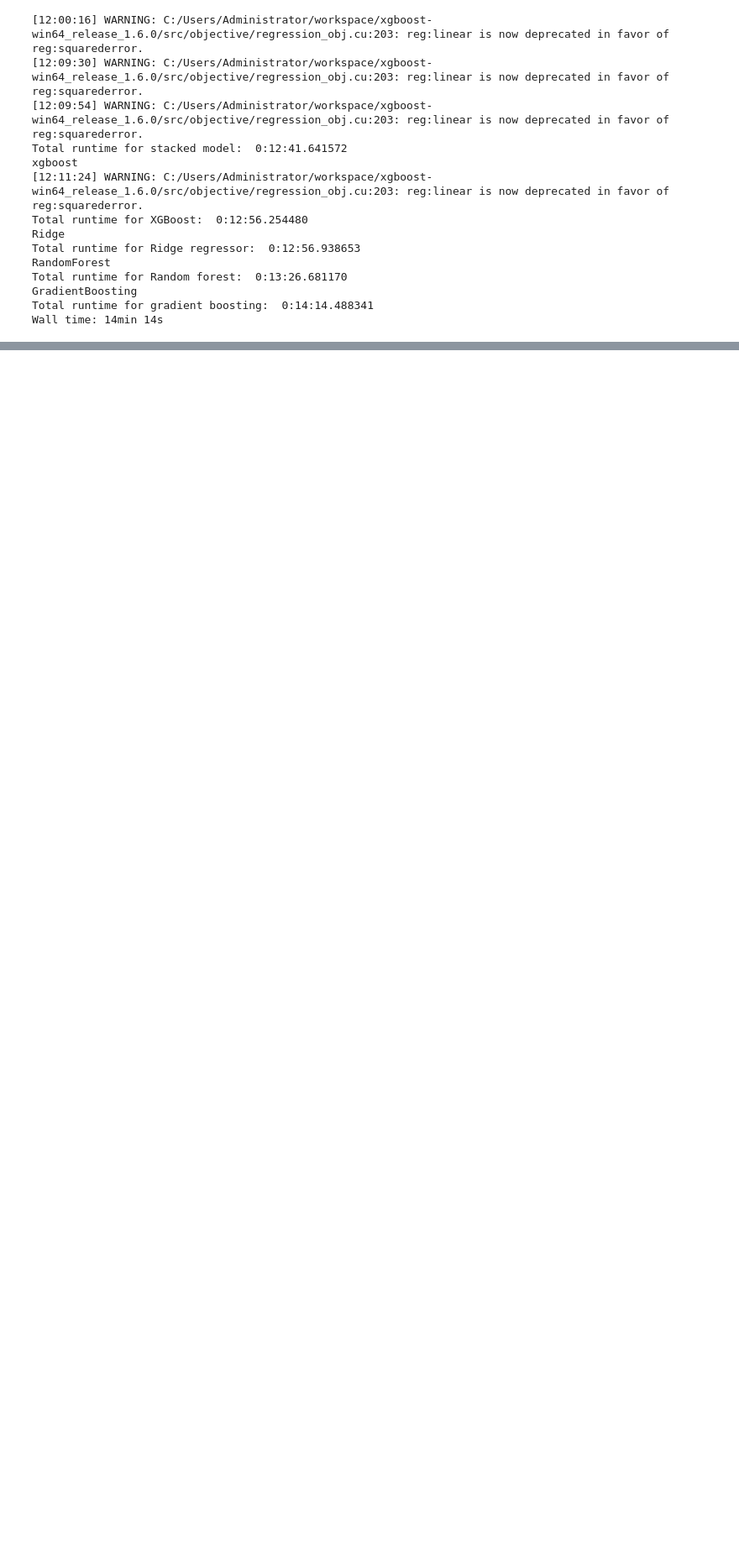
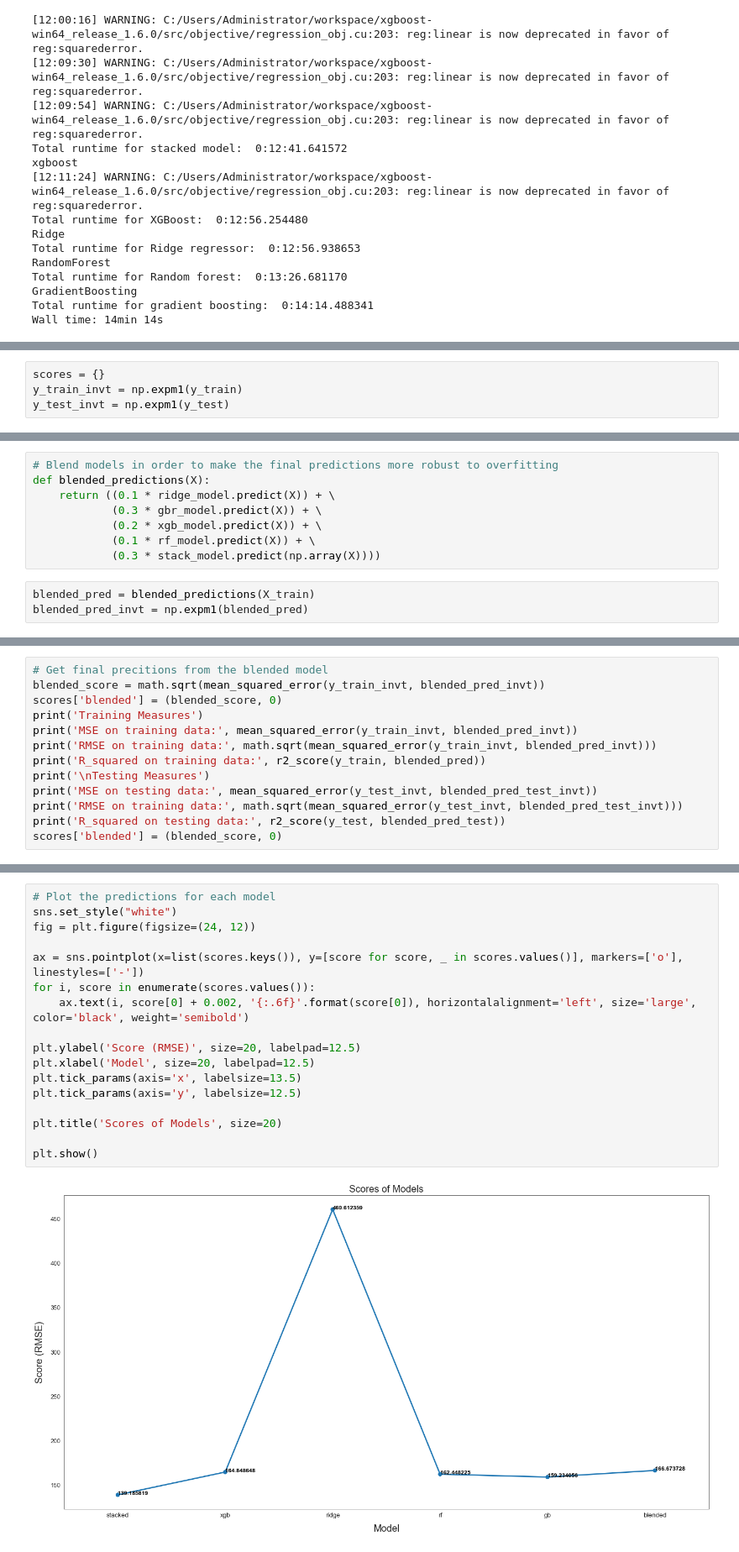
Before and after one commit to MiyukiKitsune/greenhouse_rentals, a Jupyter notebook: src/greenhouse_model_testing.ipynb, the cells around one changed output, grey strips where cells are left out. Shown at 84% size. Cells and saved outputs as stored; diff of their text form; blank space fills up the shorter version.

Commit message:
updating model

```diff
--- a/src/greenhouse_model_testing.ipynb
+++ b/src/greenhouse_model_testing.ipynb
@@ -234,0 +254,4 @@ Wall time: 14min 14s
+# %%
+scores = {}
+y_train_invt = np.expm1(y_train)
+y_test_invt = np.expm1(y_test)
@@ -234,0 +409,11 @@ Wall time: 14min 14s
+# %%
+# Blend models in order to make the final predictions more robust to overfitting
+def blended_predictions(X):
+    return ((0.1 * ridge_model.predict(X)) + \
+            (0.3 * gbr_model.predict(X)) + \
+            (0.2 * xgb_model.predict(X)) + \
+            (0.1 * rf_model.predict(X)) + \
+            (0.3 * stack_model.predict(np.array(X))))
+# %%
+blended_pred = blended_predictions(X_train)
+blended_pred_invt = np.expm1(blended_pred)
@@ -234,0 +423,13 @@ Wall time: 14min 14s
+# %%
+# Get final precitions from the blended model
+blended_score = math.sqrt(mean_squared_error(y_train_invt, blended_pred_invt))
+scores['blended'] = (blended_score, 0)
+print('Training Measures')
+print('MSE on training data:', mean_squared_error(y_train_invt, blended_pred_invt))
+print('RMSE on training data:', math.sqrt(mean_squared_error(y_train_invt, blended_pred_invt)))
+print('R_squared on training data:', r2_score(y_train, blended_pred))
+print('\nTesting Measures')
+print('MSE on testing data:', mean_squared_error(y_test_invt, blended_pred_test_invt))
+print('RMSE on training data:', math.sqrt(mean_squared_error(y_test_invt, blended_pred_test_invt)))
+print('R_squared on testing data:', r2_score(y_test, blended_pred_test))
+scores['blended'] = (blended_score, 0)
@@ -234,0 +446,19 @@ Wall time: 14min 14s
+# %%
+# Plot the predictions for each model
+sns.set_style("white")
+fig = plt.figure(figsize=(24, 12))
+
+ax = sns.pointplot(x=list(scores.keys()), y=[score for score, _ in scores.values()], markers=['o'], linestyles=['-'])
+for i, score in enumerate(scores.values()):
+    ax.text(i, score[0] + 0.002, '{:.6f}'.format(score[0]), horizontalalignment='left', size='large', color='black', weight='semibold')
+
+plt.ylabel('Score (RMSE)', size=20, labelpad=12.5)
+plt.xlabel('Model', size=20, labelpad=12.5)
+plt.tick_params(axis='x', labelsize=13.5)
+plt.tick_params(axis='y', labelsize=12.5)
+
+plt.title('Scores of Models', size=20)
+
+plt.show()
+# %% [output]
+[figure, added]
```
Also changed, not shown: parts of 10 cells of this notebook, 1 other file.
